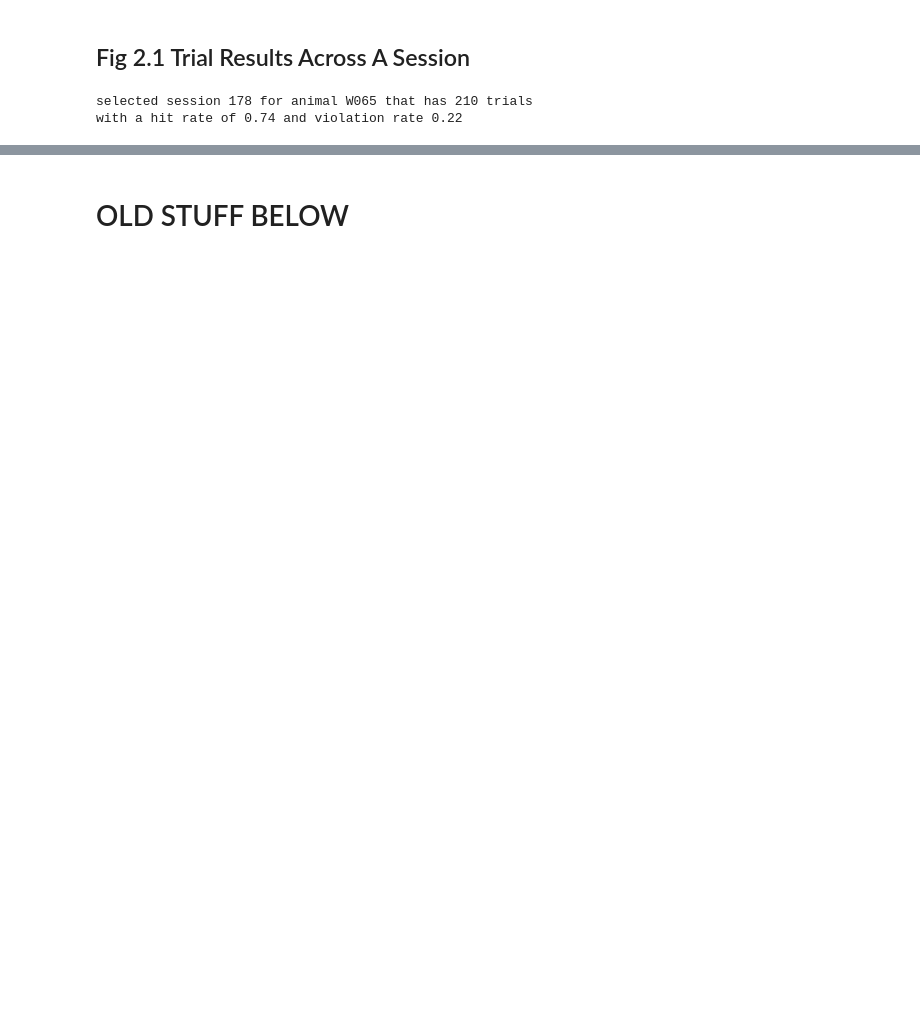
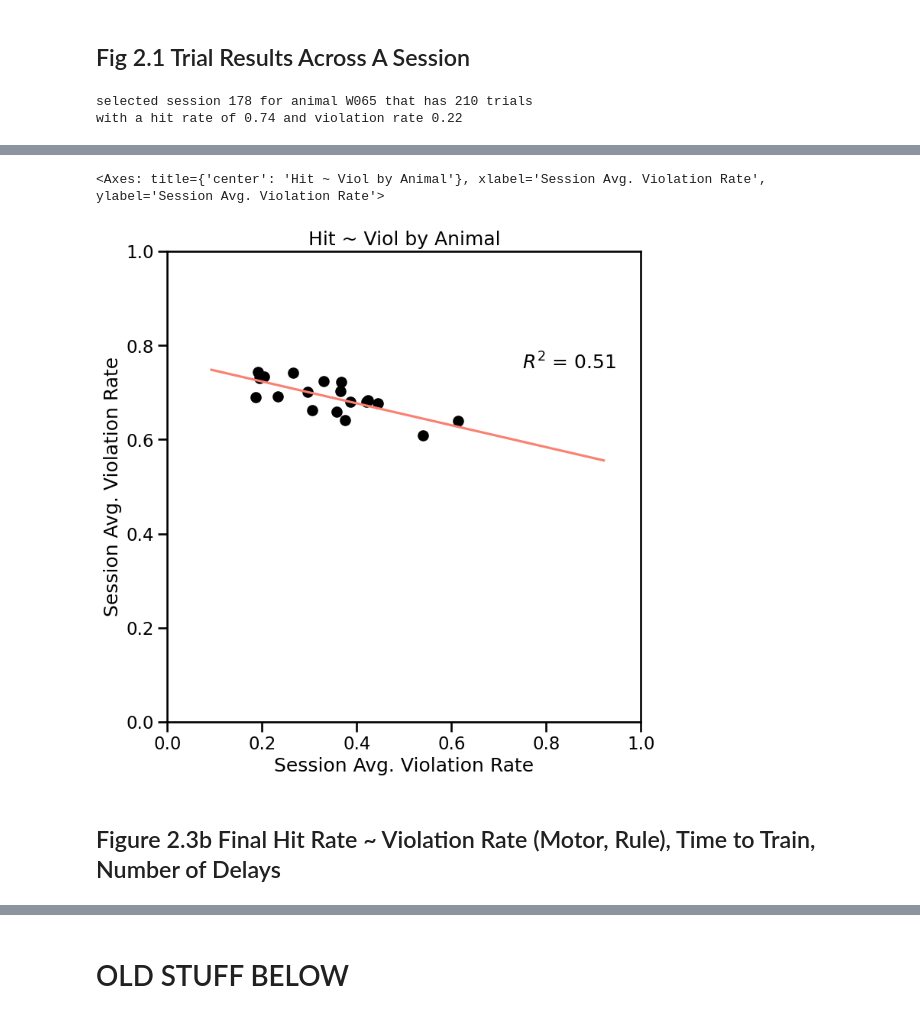
Before and after one commit to jess-breda/violations-multinomial, a Jupyter notebook: notebooks/meetings/2024_01_14_dennis_lab_meeting.ipynb, the cells around one changed output, grey strips where cells are left out. Saved outputs shown, nothing was run; the diff lists cells and outputs as text; code cells hidden in the pictures; blank space fills up the shorter version.

```diff
--- a/notebooks/meetings/2024_01_14_dennis_lab_meeting.ipynb
+++ b/notebooks/meetings/2024_01_14_dennis_lab_meeting.ipynb
@@ -158,0 +244,17 @@ _ = ax.set(
+# %%
+from linear_regression import *
+
+vdf_hit_viol_by_session = (
+    vdf.groupby(["animal_id", "session"])[["violation", "hit"]]
+    .mean()
+    .reset_index()
+    .groupby("animal_id")[["violation", "hit"]]
+    .mean()
+    .reset_index()
+)
+
+x = "violation"
+y = "hit"
+results = univariate_linear_regression(
+    vdf_hit_viol_by_session, x, y, print_results=True
+)
@@ -158,0 +279,14 @@ _ = ax.set(
+# %%
+plot_univariate_linear_regression(
+    results,
+    xlabel="Session Avg. Violation Rate",
+    ylabel="Session Avg. Violation Rate",
+    title=f"Hit ~ Viol by Animal",
+    xlim=(0, 1),
+    ylim=(0, 1),
+)
+# %% [output]
+<Axes: title={'center': 'Hit ~ Viol by Animal'}, xlabel='Session Avg. Violation Rate', ylabel='Session Avg. Violation Rate'>
+[figure, added]
+# %% [markdown]
+## Figure 2.3b Final Hit Rate ~ Violation Rate (Motor, Rule), Time to Train, Number of Delays
```
Also changed, not shown: parts of 22 cells of this notebook.
